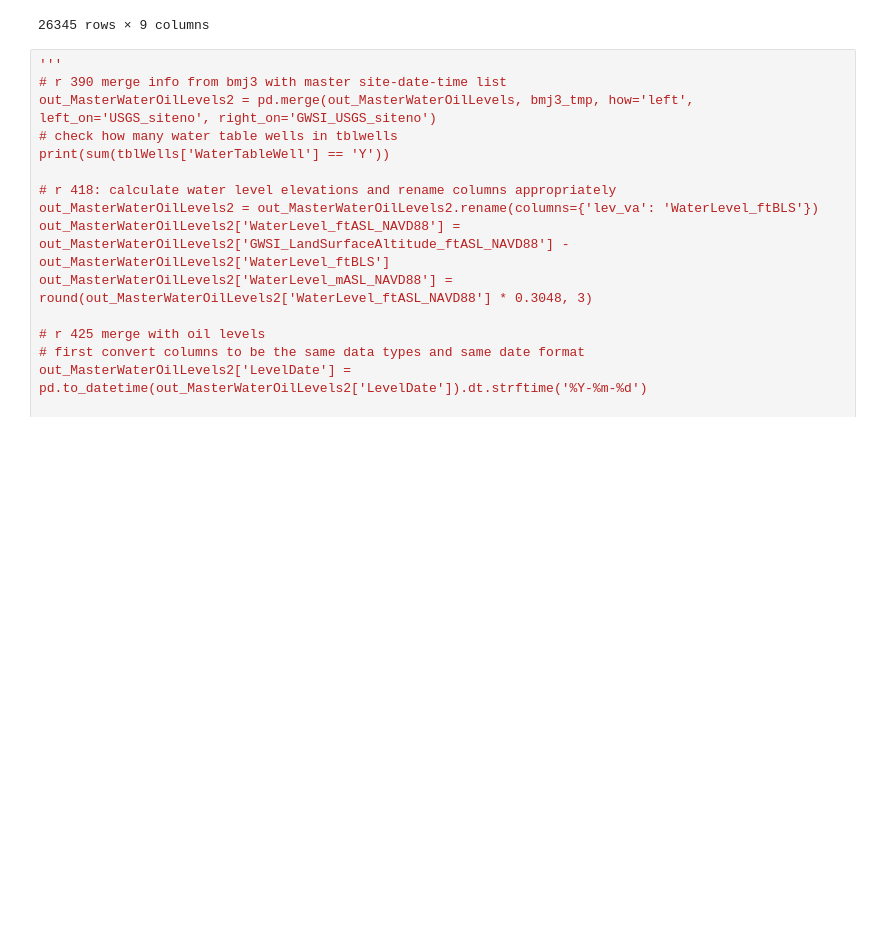
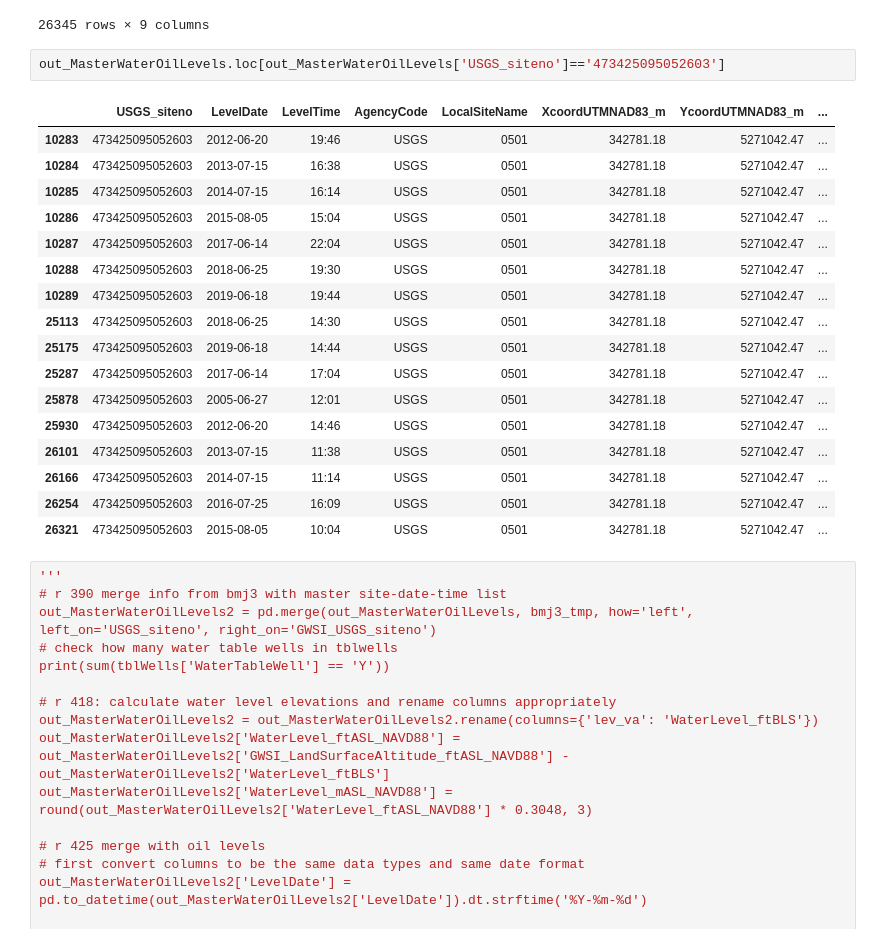
Before and after one commit to BojanMilinic/bemidji, a Jupyter notebook: 03_master_oil_water_level.ipynb, the cells around one changed output. Saved outputs shown, nothing was run; the diff lists cells and outputs as text; blank space fills up the shorter version.

```diff
--- a/03_master_oil_water_level.ipynb
+++ b/03_master_oil_water_level.ipynb
@@ -860,6 +948,26 @@ out_MasterWaterOilLevels
 | 26343 | 473420095052301 | 2019-10-31 | 12:00 | USGS | 1429 | 342814.32 | 5270875.34 | ... |
 | 26344 | 473421095052301 | 2005-07-15 | 12:01 | USGS | 312 | 342809.67 | 5270875.80 | ... |
 26345 rows × 9 columns
+# %%
+out_MasterWaterOilLevels.loc[out_MasterWaterOilLevels['USGS_siteno']=='473425095052603']
+# %% [output]
+|  | USGS_siteno | LevelDate | LevelTime | AgencyCode | LocalSiteName | XcoordUTMNAD83_m | YcoordUTMNAD83_m | ... |
+| 10283 | 473425095052603 | 2012-06-20 | 19:46 | USGS | 0501 | 342781.18 | 5271042.47 | ... |
+| 10284 | 473425095052603 | 2013-07-15 | 16:38 | USGS | 0501 | 342781.18 | 5271042.47 | ... |
+| 10285 | 473425095052603 | 2014-07-15 | 16:14 | USGS | 0501 | 342781.18 | 5271042.47 | ... |
+| 10286 | 473425095052603 | 2015-08-05 | 15:04 | USGS | 0501 | 342781.18 | 5271042.47 | ... |
+| 10287 | 473425095052603 | 2017-06-14 | 22:04 | USGS | 0501 | 342781.18 | 5271042.47 | ... |
+| 10288 | 473425095052603 | 2018-06-25 | 19:30 | USGS | 0501 | 342781.18 | 5271042.47 | ... |
+| 10289 | 473425095052603 | 2019-06-18 | 19:44 | USGS | 0501 | 342781.18 | 5271042.47 | ... |
+| 25113 | 473425095052603 | 2018-06-25 | 14:30 | USGS | 0501 | 342781.18 | 5271042.47 | ... |
+| 25175 | 473425095052603 | 2019-06-18 | 14:44 | USGS | 0501 | 342781.18 | 5271042.47 | ... |
+| 25287 | 473425095052603 | 2017-06-14 | 17:04 | USGS | 0501 | 342781.18 | 5271042.47 | ... |
+| 25878 | 473425095052603 | 2005-06-27 | 12:01 | USGS | 0501 | 342781.18 | 5271042.47 | ... |
+| 25930 | 473425095052603 | 2012-06-20 | 14:46 | USGS | 0501 | 342781.18 | 5271042.47 | ... |
+| 26101 | 473425095052603 | 2013-07-15 | 11:38 | USGS | 0501 | 342781.18 | 5271042.47 | ... |
+| 26166 | 473425095052603 | 2014-07-15 | 11:14 | USGS | 0501 | 342781.18 | 5271042.47 | ... |
+| 26254 | 473425095052603 | 2016-07-25 | 16:09 | USGS | 0501 | 342781.18 | 5271042.47 | ... |
+| 26321 | 473425095052603 | 2015-08-05 | 10:04 | USGS | 0501 | 342781.18 | 5271042.47 | ... |
 # %%
 '''
 # r 390 merge info from bmj3 with master site-date-time list
```
Also changed, not shown: parts of 26 cells of this notebook.
